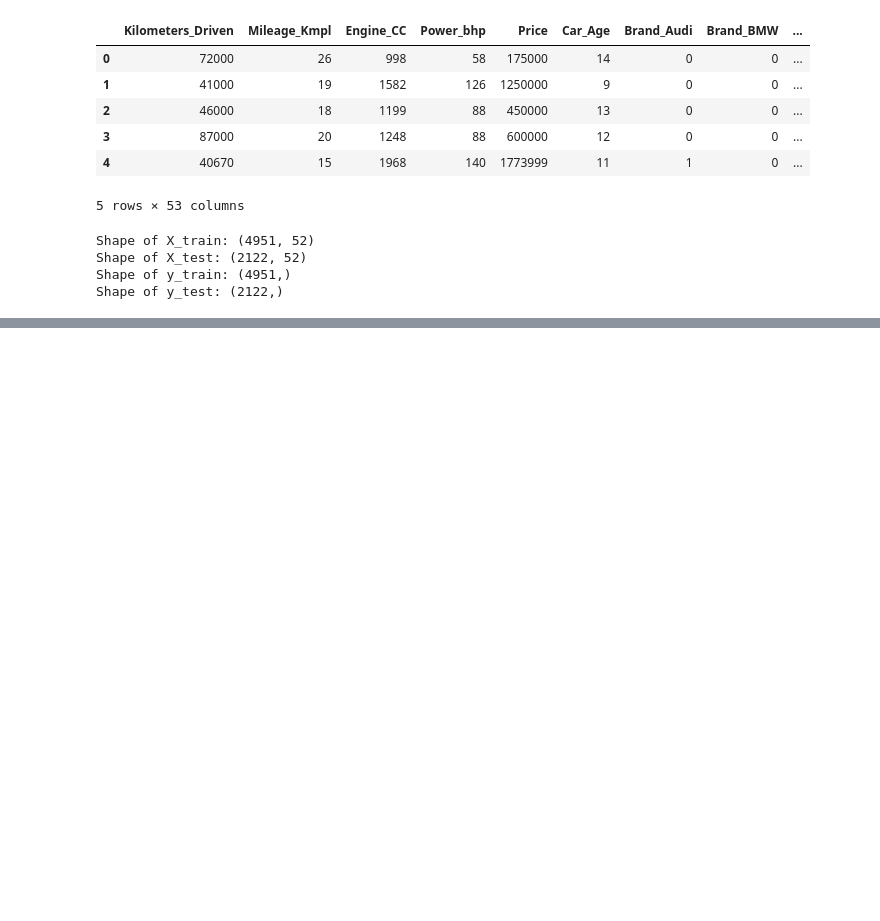
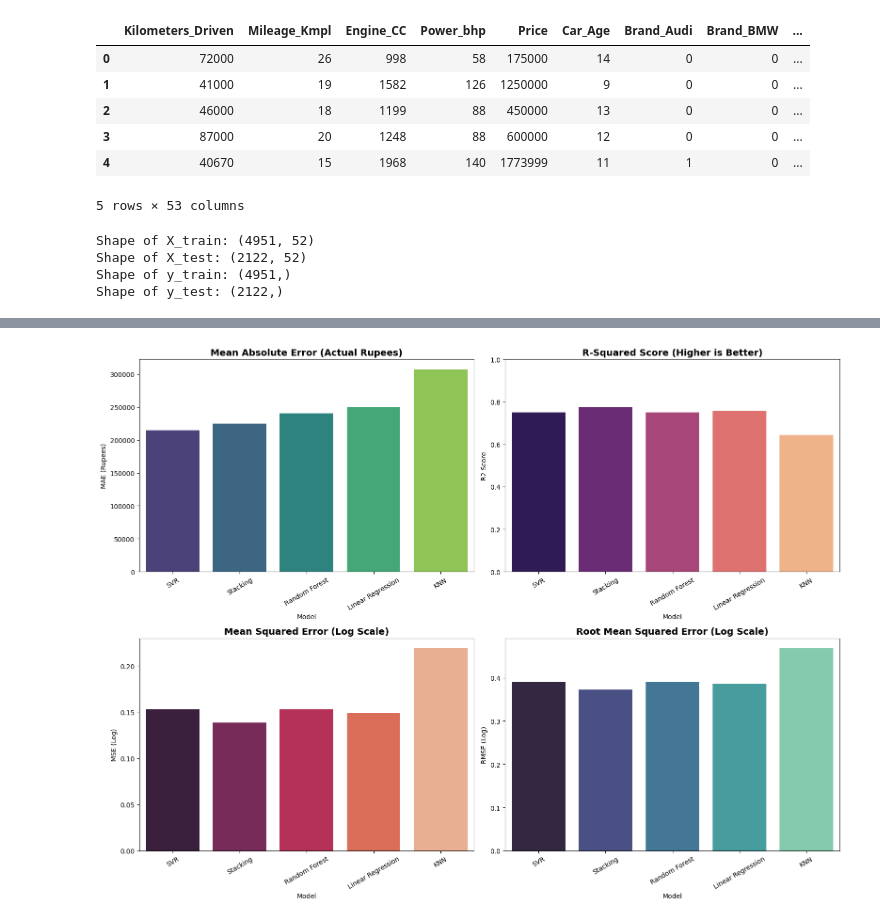
Before and after one commit to By-Yogesh/Used-Car-Price-Prediction, a Jupyter notebook: used_car_price_prediction.ipynb, the cells around one changed output, grey strips where cells are left out. Saved outputs shown, nothing was run; the diff lists cells and outputs as text; code cells hidden in the pictures; blank space fills up the shorter version.

```diff
--- a/used_car_price_prediction.ipynb
+++ b/used_car_price_prediction.ipynb
@@ -702,16 +717,0 @@ R2 Score: 0.75
-# %%
-# Initialize and train Gradient Boosting
-gb = GradientBoostingRegressor(n_estimators=100, learning_rate=0.1, max_depth=5, random_state=42)
-gb.fit(X_train_scaled, y_train)
-
-# Predictions
-y_pred_gb = gb.predict(X_test_scaled)
-
-# Evaluation
-mse_gb = mean_squared_error(y_test, y_pred_gb)
-rmse_gb = np.sqrt(mse_gb)
-r2_gb = r2_score(y_test, y_pred_gb)
-
-print(f"Gradient Boosting Performance:")
-print(f"RMSE: {rmse_gb:.2f}")
-print(f"R2 Score: {r2_gb:.2f}")
@@ -732,0 +805,75 @@ plt.show()
+# %%
+# 1. Gathering all metrics into a structured list
+# Note: Ensure you've run the training/eval cells for these models first
+results_list = [
+    {
+        'Model': 'Linear Regression',
+        'MSE (Log)': MSE_lr,
+        'RMSE (Log)': RMSE_lr,
+        'R2 Score': R2_lr,
+        'MAE (Rupees)': 249489.56
+    },
+    {
+        'Model': 'Random Forest',
+        'MSE (Log)': mse_rf,
+        'RMSE (Log)': rmse_rf,
+        'R2 Score': r2_rf,
+        'MAE (Rupees)': 240694.51
+    },
+    {
+        'Model': 'KNN',
+        'MSE (Log)': mse_knn,
+        'RMSE (Log)': rmse_knn,
+        'R2 Score': r2_knn,
+        'MAE (Rupees)': 307047.99
+    },
+    {
+        'Model': 'SVR',
+        'MSE (Log)': mse_svr,
+        'RMSE (Log)': rmse_svr,
+        'R2 Score': r2_svr,
+        'MAE (Rupees)': 214440.55
+    },
+    {
+        'Model': 'Stacking',
+        'MSE (Log)': rmse_stack**2, # Calculating MSE from RMSE
+        'RMSE (Log)': rmse_stack,
+        'R2 Score': r2_stack,
+        'MAE (Rupees)': 224656.22
+    }
+]
+
+# 2. Create and sort the Comparison DataFrame
+df_results = pd.DataFrame(results_list)
+df_results = df_results.sort_values(by='MAE (Rupees)').reset_index(drop=True)
+
+print("--- Comprehensive Model Comparison ---")
+display(df_results)
+
+# 3. Visualization: 2x2 Dashboard
+fig, axes = plt.subplots(2, 2, figsize=(16, 12))
+
+# Subplot 1: MAE (Rupees) - Primary Business Metric
+sns.barplot(x='Model', y='MAE (Rupees)', data=df_results, ax=axes[0, 0], palette='viridis')
+axes[0, 0].set_title('Mean Absolute Error (Actual Rupees)', fontsize=14, fontweight='bold')
+axes[0, 0].tick_params(axis='x', rotation=30)
+
+# Subplot 2: R2 Score - Explanatory Power
+sns.barplot(x='Model', y='R2 Score', data=df_results, ax=axes[0, 1], palette='magma')
+axes[0, 1].set_title('R-Squared Score (Higher is Better)', fontsize=14, fontweight='bold')
+axes[0, 1].set_ylim(0, 1)
+axes[0, 1].tick_params(axis='x', rotation=30)
+
+# Subplot 3: MSE (Log Scale) - Variance Penalty
+sns.barplot(x='Model', y='MSE (Log)', data=df_results, ax=axes[1, 0], palette='rocket')
+axes[1, 0].set_title('Mean Squared Error (Log Scale)', fontsize=14, fontweight='bold')
+axes[1, 0].tick_params(axis='x', rotation=30)
+
+# Subplot 4: RMSE (Log Scale) - Average Error Magnitude
+sns.barplot(x='Model', y='RMSE (Log)', data=df_results, ax=axes[1, 1], palette='mako')
+axes[1, 1].set_title('Root Mean Squared Error (Log Scale)', fontsize=14, fontweight='bold')
+axes[1, 1].tick_params(axis='x', rotation=30)
+
+plt.tight_layout()
+plt.show()
+# %% [output]
@@ -732,0 +887 @@ plt.show()
+[figure, added]
```
Also changed, not shown: parts of 8 cells of this notebook.
